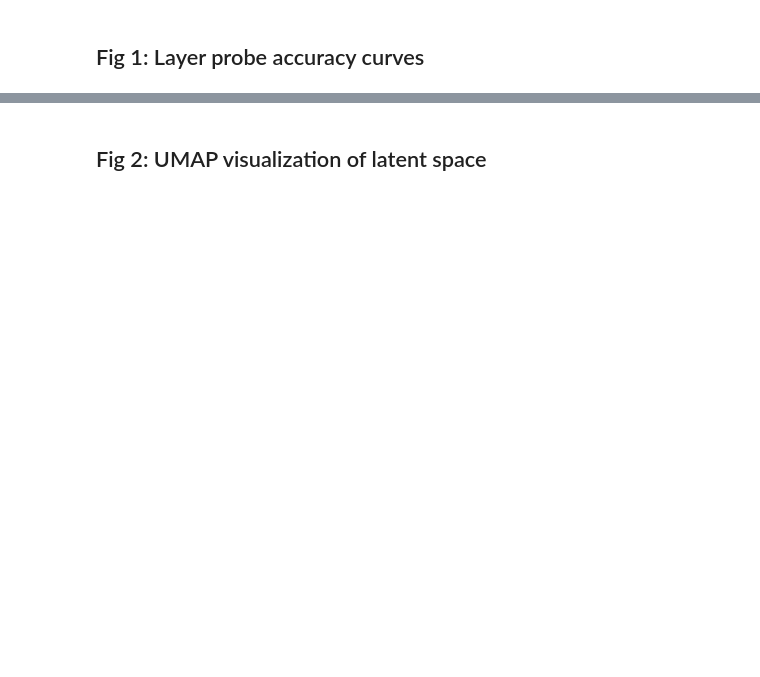
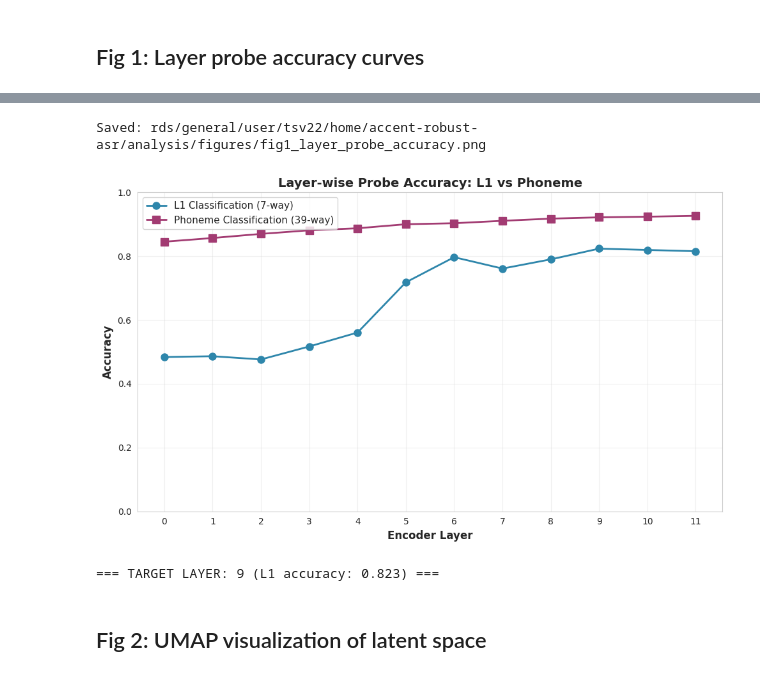
Before and after one commit to Tisya-V/accent-robust-asr, a Jupyter notebook: src/analysis/phase0_probing.ipynb, the cells around one changed output, grey strips where cells are left out. Saved outputs shown, nothing was run; the diff lists cells and outputs as text; code cells hidden in the pictures; blank space fills up the shorter version.

```diff
--- a/src/analysis/phase0_probing.ipynb
+++ b/src/analysis/phase0_probing.ipynb
@@ -216,0 +212,4 @@ print(f"Prepared sampled subset: {len(sampled_utts)} utterances")
+# %%
+results_dir = Path("rds/general/user/tsv22/home/accent-robust-asr/src/analysis/")
+results_dir.mkdir(parents=True, exist_ok=True)
+print(f"Results will be saved to: {results_dir}")
@@ -289,29 +327,33 @@ print("\nDone!")
 # %%
 # Plot layer probe accuracy
 fig, ax = plt.subplots(figsize=(10, 6))
 
 layers = np.arange(WHISPER_N_ENCODER_LAYERS)
 ax.plot(layers, l1_acc_per_layer, marker='o', linewidth=2, markersize=8, label='L1 Classification (7-way)', color='#2E86AB')
 ax.plot(layers, phone_acc_per_layer, marker='s', linewidth=2, markersize=8, label='Phoneme Classification (39-way)', color='#A23B72')
 
 ax.set_xlabel('Encoder Layer', fontsize=12, fontweight='bold')
 ax.set_ylabel('Accuracy', fontsize=12, fontweight='bold')
 ax.set_title('Layer-wise Probe Accuracy: L1 vs Phoneme', fontsize=14, fontweight='bold')
 ax.set_xticks(layers)
 ax.set_ylim([0, 1])
 ax.grid(True, alpha=0.3)
 ax.legend(fontsize=11, loc='best')
 
 plt.tight_layout()
-output_path = Path("results/experiment2_phase0/figures/fig1_layer_probe_accuracy.png")
+output_path = Path(f"{results_dir}/figures/fig1_layer_probe_accuracy.png")
 output_path.parent.mkdir(parents=True, exist_ok=True)
 plt.savefig(output_path, dpi=150, bbox_inches='tight')
 print(f"Saved: {output_path}")
 plt.show()
 
 # Identify target layer (where L1 accuracy peaks)
 target_layer = np.argmax(l1_acc_per_layer)
 print(f"\n=== TARGET LAYER: {target_layer} (L1 accuracy: {l1_acc_per_layer[target_layer]:.3f}) ===")
+# %% [output]
+Saved: rds/general/user/tsv22/home/accent-robust-asr/analysis/figures/fig1_layer_probe_accuracy.png
+[figure, added]
+=== TARGET LAYER: 9 (L1 accuracy: 0.823) ===
 # %% [markdown]
 ## Fig 2: UMAP visualization of latent space
 # %%
```
Also changed, not shown: parts of 6 cells of this notebook, 9 other files.
